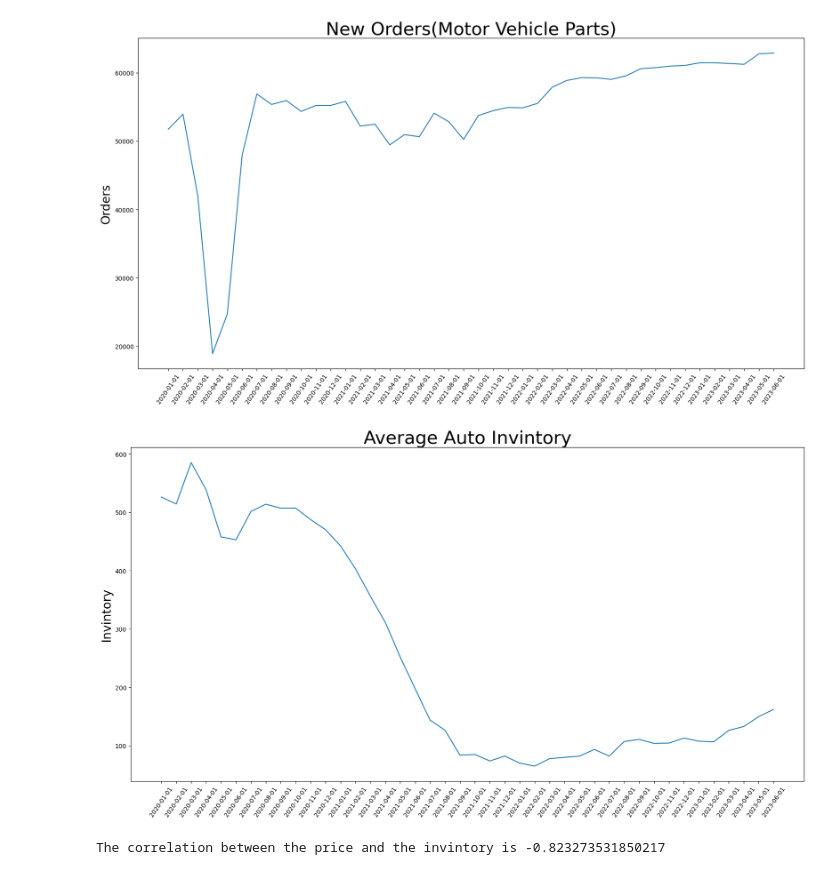
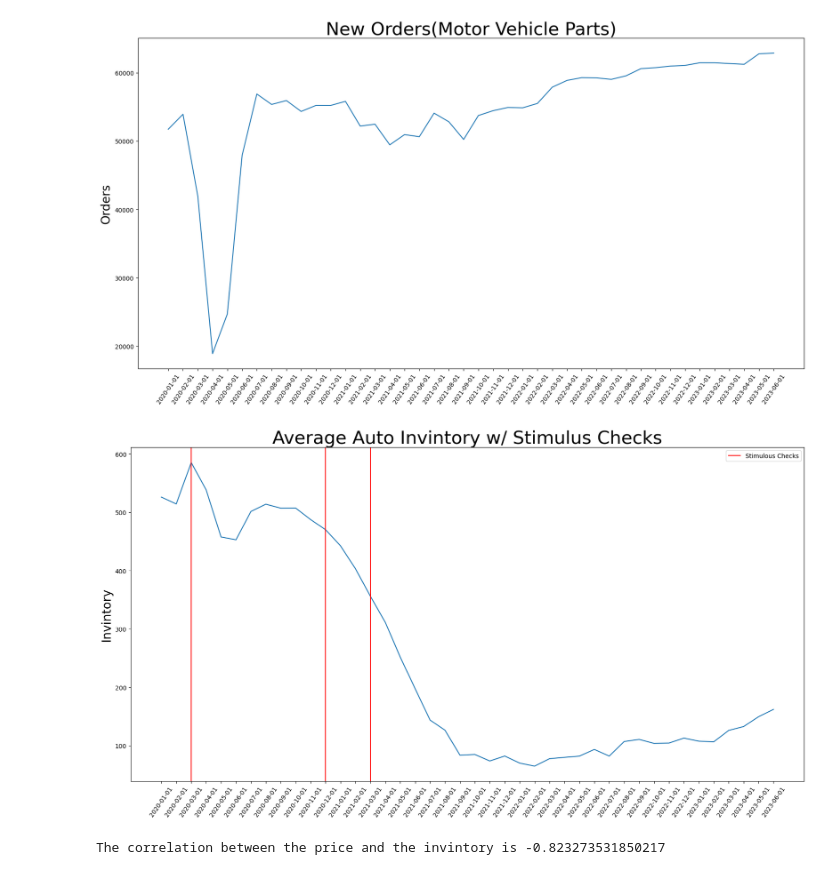
Before and after one commit to T800-101A/Impact_Vehicule_COVID-19, a Jupyter notebook: Graphs(Dustin).ipynb, the cells around one changed output. Drawn from its saved outputs; the diff is of its cells as text; code cells hidden in the pictures.

Commit message:
added dates of stimulus checks to invintory graph

```diff
--- a/Graphs(Dustin).ipynb
+++ b/Graphs(Dustin).ipynb
@@ -13,10 +13,14 @@ invintory = invintory.loc[60:]
 manufacture_orders = manufacture_orders.loc[59:]
 producer_price = producer_price.loc[60:]
 # %%
-def graph1(x,y,y_label,title):
+def graph2(x,y,y_label,title):
     plt.figure(figsize=(20,10))
     plt.plot(x, y)
+    plt.axvline(x = "2020-03-01", color = 'r', label = 'Stimulous Checks')
+    plt.axvline(x = "2020-12-01", color = 'r')
+    plt.axvline(x = "2021-03-01", color = 'r')
     plt.xticks(rotation = 55)
     plt.ylabel(y_label, fontsize=20)
     plt.title(title,fontsize=30)
+    plt.legend()
     plt.show()
@@ -33,9 +45,9 @@ graph1(manufacture_orders["DATE"], manufacture_orders["AMVPNO"],"Orders","New Or
 # %% [output]
 [figure]
 # %%
-graph1(invintory["DATE"], invintory["AUINSA"],"Invintory","Average Auto Invintory")
+graph2(invintory["DATE"], invintory["AUINSA"],"Invintory","Average Auto Invintory w/ Stimulus Checks")
 # %% [output]
-[figure, old version]
+[figure, new version]
 # %%
 correlation_invintory_vs_price = st.pearsonr(producer_price["WPS1411"],invintory["AUINSA"])[0]
 print(f"The correlation between the price and the invintory is {correlation_invintory_vs_price}")
```
Also changed, not shown: parts of 1 cell of this notebook.
